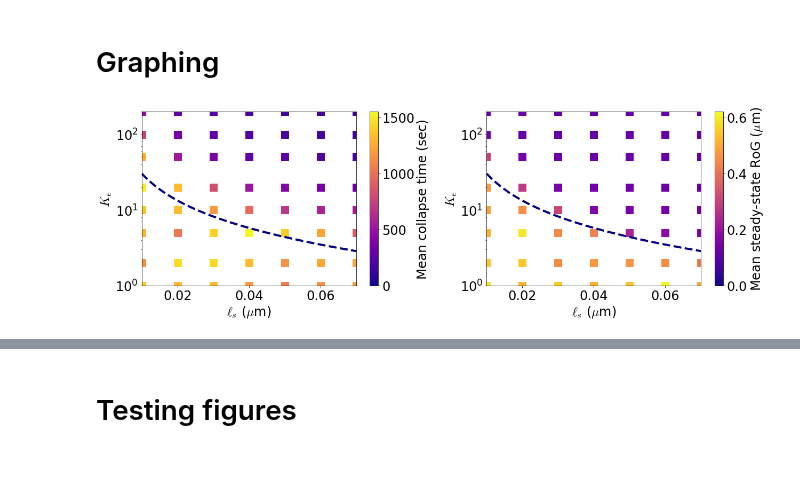
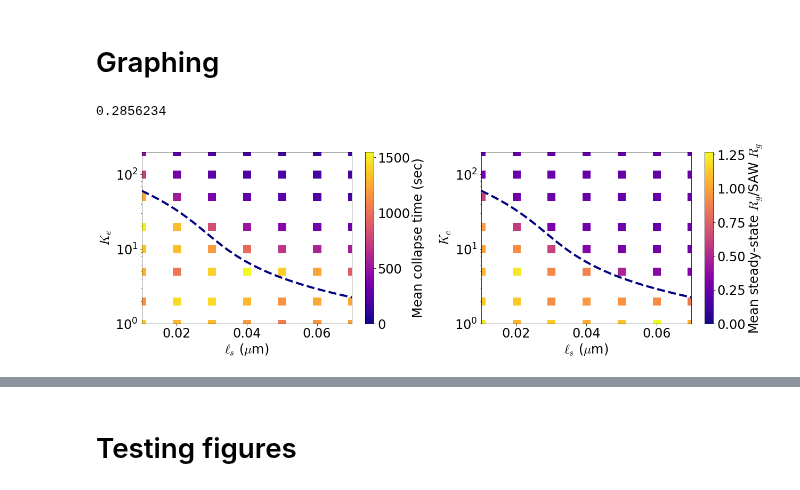
Before and after one commit to palladio11/aLENS_analysis, a Jupyter notebook: notebooks/Cond_char_figs/Fig3.ipynb, the cells around one changed output, grey strips where cells are left out. Cells and saved outputs as stored; diff of their text form; code cells hidden in the pictures; blank space fills up the shorter version.

```diff
--- a/notebooks/Cond_char_figs/Fig3.ipynb
+++ b/notebooks/Cond_char_figs/Fig3.ipynb
@@ -78,6 +78,7 @@ cond_path = Path.home() / 'ceph/DATA/Chromatin/CondCharPaper'
 # ls_path = cond_path / '22-10-18_aLchr1_scan7.12_Ke30_kod3.05_line800_stickyL.01-.07'
 # ko_path = cond_path / '22-10-16_aLc1_line800_sticky55nm_kod.1-300'
 Ke_ls_path = cond_path / "22-12-08_aLchr1_slice8.8.12_line800_Ls0.1-0.7_kod3_Ke1-200"
+Ke_ls_equil_path = cond_path / "23-01-23_aLchr1_slice8.8.12_line800_Ls0.1-0.7_kod3_Ke1-200_equil"
 
 
 # Style and graphing
@@ -85,4 +86,6 @@ from cond_char_style import cond_char_sty
 plt.style.use(cond_char_sty)
 marker_style = dict(marker='o', linestyle=':', markersize=15,
                         fillstyle='none')
+
+SAW_RG = .486918
 # %% [output]
@@ -224,7 +192,7 @@ save_slice_rog_data(Ke_ls_path, param_str_list=["Ls","Ke"])
 # %% [markdown]
 # Graphing
 # %%
-def collapse_size_phase_diagram(fig, axarr, h5_path, scale_mark_size=False):
+def collapse_time_and_rog_phase_diagram(fig, axarr, h5_path, scale_mark_size=False):
 
     axarr[0].sharey(axarr[1])
     axarr[0].sharex(axarr[1])
@@ -248,6 +216,9 @@ def collapse_size_phase_diagram(fig, axarr, h5_path, scale_mark_size=False):
             rog_std += [np.std(h5_dset.attrs['avg_collapse_rog'])]
 
 
+        rog_avg = np.array(rog_avg)/SAW_RG
+        rog_std = np.array(rog_std)/SAW_RG
+        print(np.max(rog_std))
 
         clps_size = 500*np.sqrt(std_clps_times_arr/avg_clps_times_arr) if scale_mark_size else 200
         _ = axarr[0].scatter(p1_val_list, p2_val_list,
@@ -268,10 +239,10 @@ def collapse_size_phase_diagram(fig, axarr, h5_path, scale_mark_size=False):
         cb1 = fig.colorbar(mpl.cm.ScalarMappable(norm=mpl.colors.Normalize(vmin=0, vmax=np.max(rog_avg)),
                                                  cmap='plasma'),
                            ax=axarr[1])
-        _ = cb1.set_label('Mean steady-state RoG ($\mu$m)')
+        _ = cb1.set_label('Mean steady-state $R_g$/SAW $R_g$ ')
 
         X = np.vstack((p1_val_list, np.log10(p2_val_list))).T
-        Y = np.array(rog_avg) < .4
+        Y = np.array(rog_avg) < 2.*np.max(rog_std)
 
         clf = svm.SVC(kernel="poly", C=100, gamma="auto", degree=4, coef0=5)
         clf.fit(X,Y)
@@ -288,18 +308,19 @@ def collapse_size_phase_diagram(fig, axarr, h5_path, scale_mark_size=False):
 # %%
 fig, axarr = plt.subplots(1, 2, figsize=(18, 6))
 h5_path = Ke_ls_path / 'analysis/rog_slice_data.h5'
 (p1_val_list, p2_val_list,
  avg_clps_times_arr, std_clps_times_arr,
- rog_avg, rog_std) =collapse_size_phase_diagram(fig, axarr, h5_path)
+ rog_avg, rog_std) =collapse_time_and_rog_phase_diagram(fig, axarr, h5_path)
 
 axarr[0].set_yscale('log')
 # axarr[0].set_xlim(0.008, .072)
 for ax in axarr:
     _ = ax.set_xlabel('$\ell_s$ ($\mu$m)')
     _ = ax.set_ylabel('$K_e$')
 fig.tight_layout()
 # %% [output]
+0.2856234
-[figure, old version]
+[figure, new version]
 # %%
 X = np.vstack((p1_val_list, np.log10(p2_val_list))).T
 
```
Also changed, not shown: parts of 9 cells of this notebook, 10 other files.
